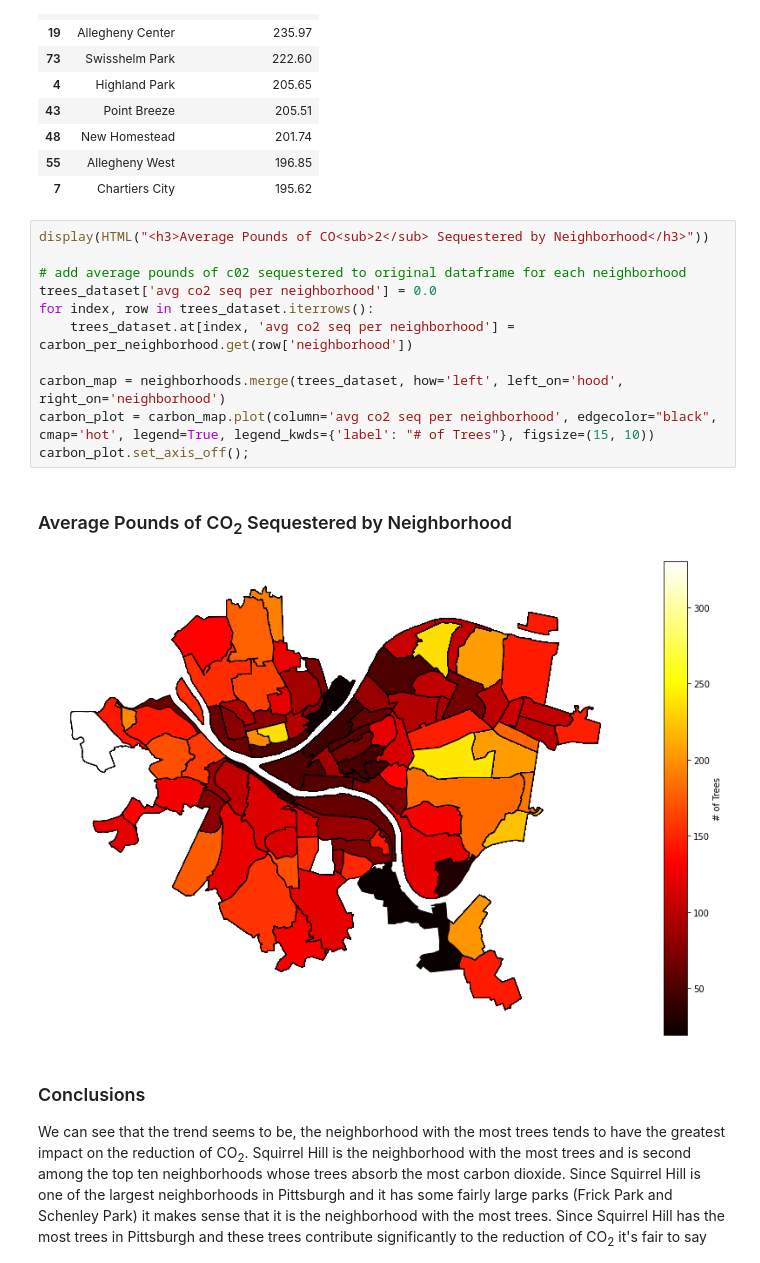
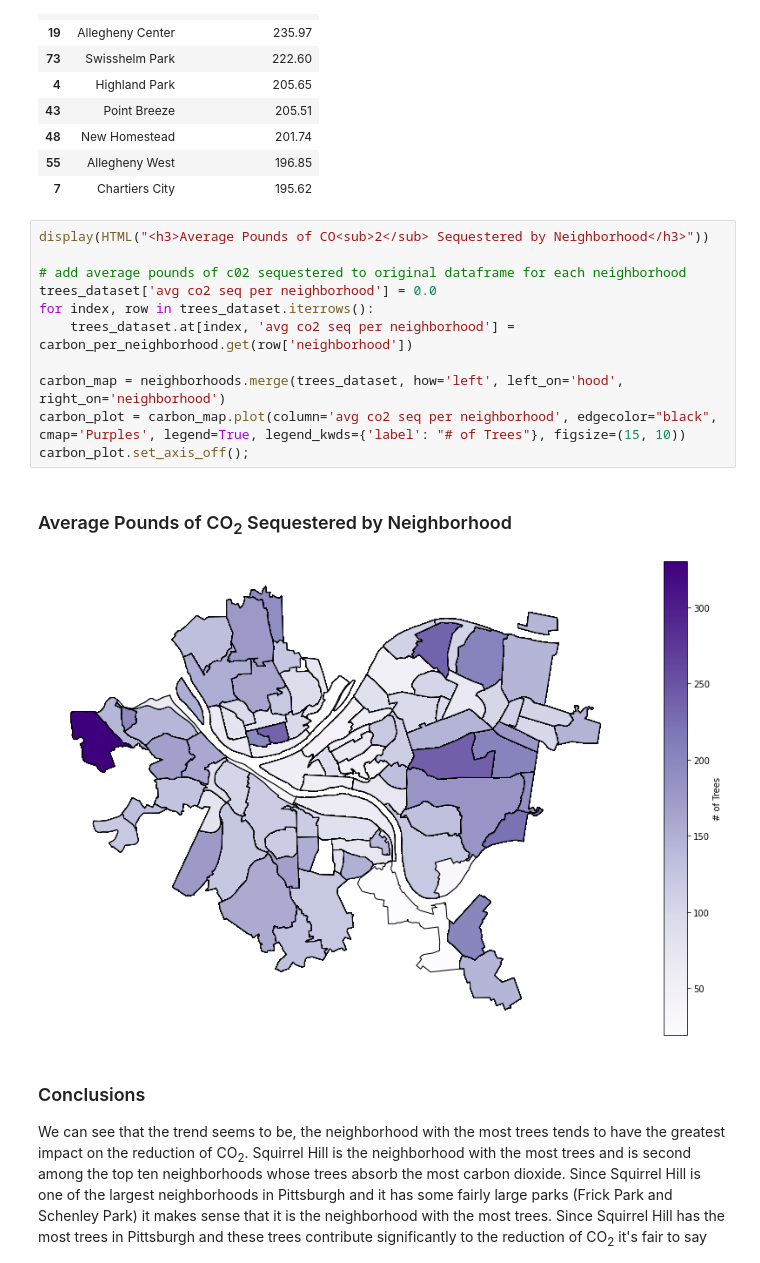
Before and after one commit to brianhutton82/CMPINF0010_FINAL_PROJECT_GROUP, a Jupyter notebook: brians_notebook.ipynb, the cells around one changed output. Saved outputs shown, nothing was run; the diff lists cells and outputs as text.

```diff
--- a/brians_notebook.ipynb
+++ b/brians_notebook.ipynb
@@ -138,17 +138,17 @@ carbon_per_neighborhood_df.nlargest(n=10, columns=['Avg Pounds CO2 Seq'])
 # %%
 display(HTML("<h3>Average Pounds of CO<sub>2</sub> Sequestered by Neighborhood</h3>"))
 
 # add average pounds of c02 sequestered to original dataframe for each neighborhood
 trees_dataset['avg co2 seq per neighborhood'] = 0.0
 for index, row in trees_dataset.iterrows():
     trees_dataset.at[index, 'avg co2 seq per neighborhood'] = carbon_per_neighborhood.get(row['neighborhood'])
 
 carbon_map = neighborhoods.merge(trees_dataset, how='left', left_on='hood', right_on='neighborhood')
-carbon_plot = carbon_map.plot(column='avg co2 seq per neighborhood', edgecolor="black", cmap='hot', legend=True, legend_kwds={'label': "# of Trees"}, figsize=(15, 10))
+carbon_plot = carbon_map.plot(column='avg co2 seq per neighborhood', edgecolor="black", cmap='Purples', legend=True, legend_kwds={'label': "# of Trees"}, figsize=(15, 10))
 carbon_plot.set_axis_off();
 # %% [output]
 Average Pounds of CO2 Sequestered by Neighborhood
-[figure, old version]
+[figure, new version]
 # %% [markdown]
 <h3>Conclusions</h3>
 <p>
```
Also changed, not shown: parts of 1 cell of this notebook, 1 other file.
